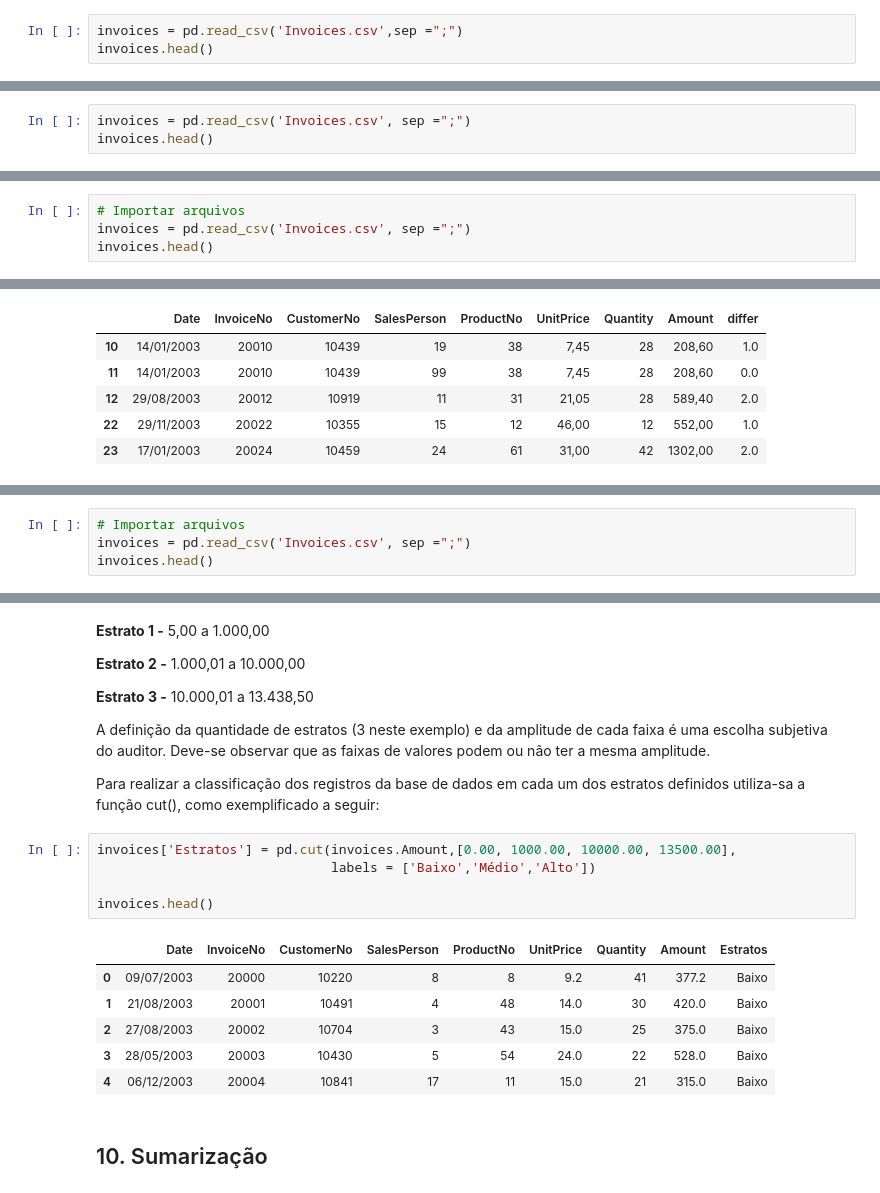
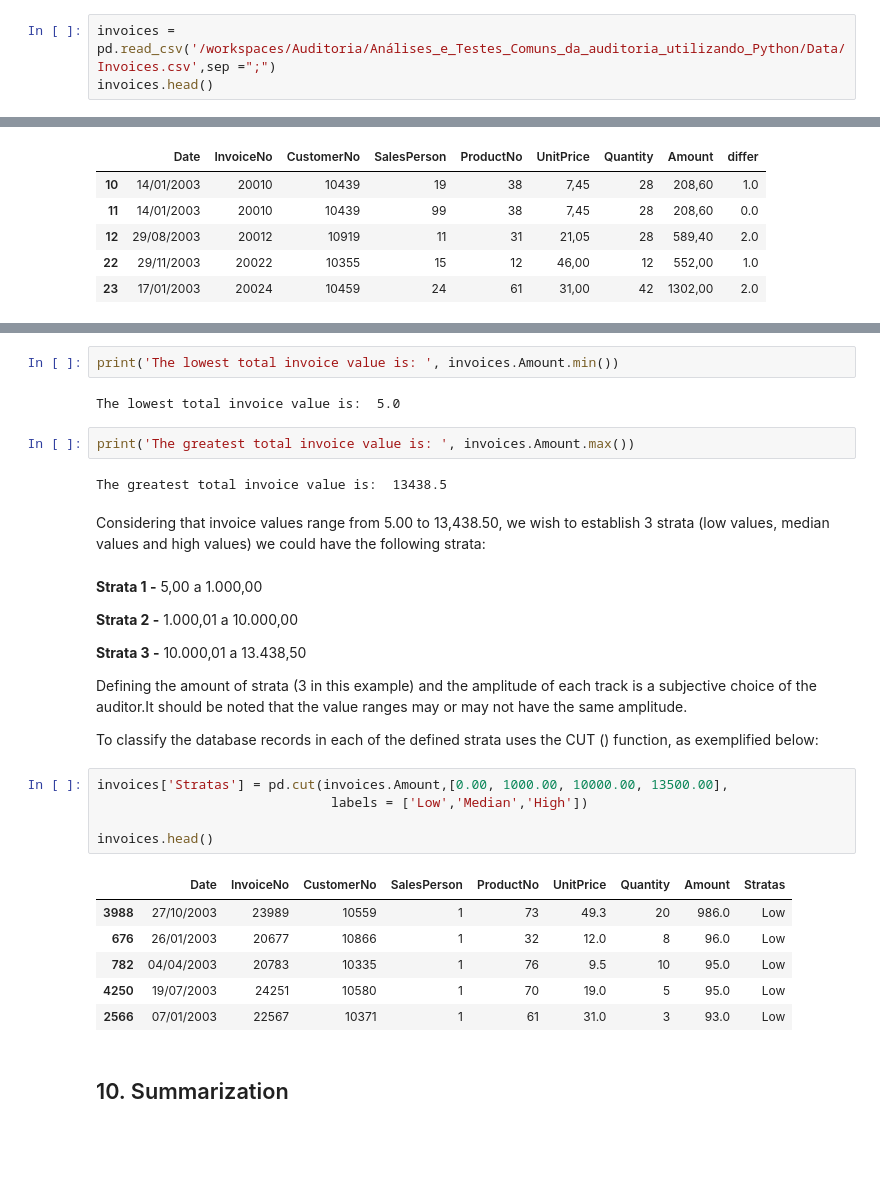
Before and after one commit to WilliamMassalino/Auditoria, a Jupyter notebook: Análises_e_Testes_Comuns_da_auditoria_utilizando_Python/Notebook/Common_analysis_and_tests_in_audit_using_python.ipynb, the cells around one changed output, grey strips where cells are left out. Saved outputs shown, nothing was run; the diff lists cells and outputs as text; blank space fills up the shorter version.

```diff
--- a/Análises_e_Testes_Comuns_da_auditoria_utilizando_Python/Notebook/Common_analysis_and_tests_in_audit_using_python.ipynb
+++ b/Análises_e_Testes_Comuns_da_auditoria_utilizando_Python/Notebook/Common_analysis_and_tests_in_audit_using_python.ipynb
@@ -305,5 +306,5 @@ A identificação de valores duplicados em um conjunto de dados é uma tarefa ex
 # %%
-invoices = pd.read_csv('Invoices.csv',sep =";")
+invoices = pd.read_csv('/workspaces/Auditoria/Análises_e_Testes_Comuns_da_auditoria_utilizando_Python/Data/Invoices.csv',sep =";")
 invoices.head()
 # %% [output]
 |  | Date | InvoiceNo | CustomerNo | SalesPerson | ProductNo | UnitPrice | Quantity | Amount |
@@ -387,3 +382,0 @@ Utilizaremos o conjunto de dados Invoices.csv para exemplificar sua utilização
-# %%
-invoices = pd.read_csv('Invoices.csv', sep =";")
-invoices.head()
@@ -456,4 +446,0 @@ A abordagem utilizada será descrita a seguir:
-# %%
-# Importar arquivos
-invoices = pd.read_csv('Invoices.csv', sep =";")
-invoices.head()
@@ -523,4 +513,0 @@ O primeiro passo para se definir os estratos consiste em se estabelecer as faixa
-# %%
-# Importar arquivos
-invoices = pd.read_csv('Invoices.csv', sep =";")
-invoices.head()
@@ -548,24 +533,34 @@ Considerando que os valores das faturas variam entre 5,00 e  13.438,50, desejamo
-# %% [markdown]
-**Estrato 1 -**  5,00 a 1.000,00
-
-**Estrato 2 -**  1.000,01 a 10.000,00
-
-**Estrato 3 -**  10.000,01 a 13.438,50
-
-A definição da quantidade de estratos (3 neste exemplo) e da amplitude de cada faixa é uma escolha subjetiva do auditor. Deve-se observar que as faixas de valores podem ou não ter a mesma amplitude.
-
-Para realizar a classificação dos registros da base de dados em cada um dos estratos definidos utiliza-sa a função cut(), como exemplificado a seguir:
+# %%
+print('The lowest total invoice value is: ', invoices.Amount.min())
+# %% [output]
+The lowest total invoice value is:  5.0
+# %%
+print('The greatest total invoice value is: ', invoices.Amount.max())
+# %% [output]
+The greatest total invoice value is:  13438.5
+# %% [markdown]
+Considering that invoice values range from 5.00 to 13,438.50, we wish to establish 3 strata (low values, median values and high values) we could have the following strata:
+# %% [markdown]
+**Strata 1 -**  5,00 a 1.000,00
+
+**Strata 2 -**  1.000,01 a 10.000,00
+
+**Strata 3 -**  10.000,01 a 13.438,50
+
+Defining the amount of strata (3 in this example) and the amplitude of each track is a subjective choice of the auditor.It should be noted that the value ranges may or may not have the same amplitude.
+
+To classify the database records in each of the defined strata uses the CUT () function, as exemplified below:
 # %%
-invoices['Estratos'] = pd.cut(invoices.Amount,[0.00, 1000.00, 10000.00, 13500.00],
-                              labels = ['Baixo','Médio','Alto'])
+invoices['Stratas'] = pd.cut(invoices.Amount,[0.00, 1000.00, 10000.00, 13500.00],
+                              labels = ['Low','Median','High'])
 
 invoices.head()
 # %% [output]
-|  | Date | InvoiceNo | CustomerNo | SalesPerson | ProductNo | UnitPrice | Quantity | Amount | Estratos |
-| 0 | 09/07/2003 | 20000 | 10220 | 8 | 8 | 9.2 | 41 | 377.2 | Baixo |
-| 1 | 21/08/2003 | 20001 | 10491 | 4 | 48 | 14.0 | 30 | 420.0 | Baixo |
-| 2 | 27/08/2003 | 20002 | 10704 | 3 | 43 | 15.0 | 25 | 375.0 | Baixo |
-| 3 | 28/05/2003 | 20003 | 10430 | 5 | 54 | 24.0 | 22 | 528.0 | Baixo |
-| 4 | 06/12/2003 | 20004 | 10841 | 17 | 11 | 15.0 | 21 | 315.0 | Baixo |
+|  | Date | InvoiceNo | CustomerNo | SalesPerson | ProductNo | UnitPrice | Quantity | Amount | Stratas |
+| 3988 | 27/10/2003 | 23989 | 10559 | 1 | 73 | 49.3 | 20 | 986.0 | Low |
+| 676 | 26/01/2003 | 20677 | 10866 | 1 | 32 | 12.0 | 8 | 96.0 | Low |
+| 782 | 04/04/2003 | 20783 | 10335 | 1 | 76 | 9.5 | 10 | 95.0 | Low |
+| 4250 | 19/07/2003 | 24251 | 10580 | 1 | 70 | 19.0 | 5 | 95.0 | Low |
+| 2566 | 07/01/2003 | 22567 | 10371 | 1 | 61 | 31.0 | 3 | 93.0 | Low |
 # %% [markdown]
-## 10. Sumarização
+## 10. Summarization
```
Also changed, not shown: parts of 132 cells of this notebook.
